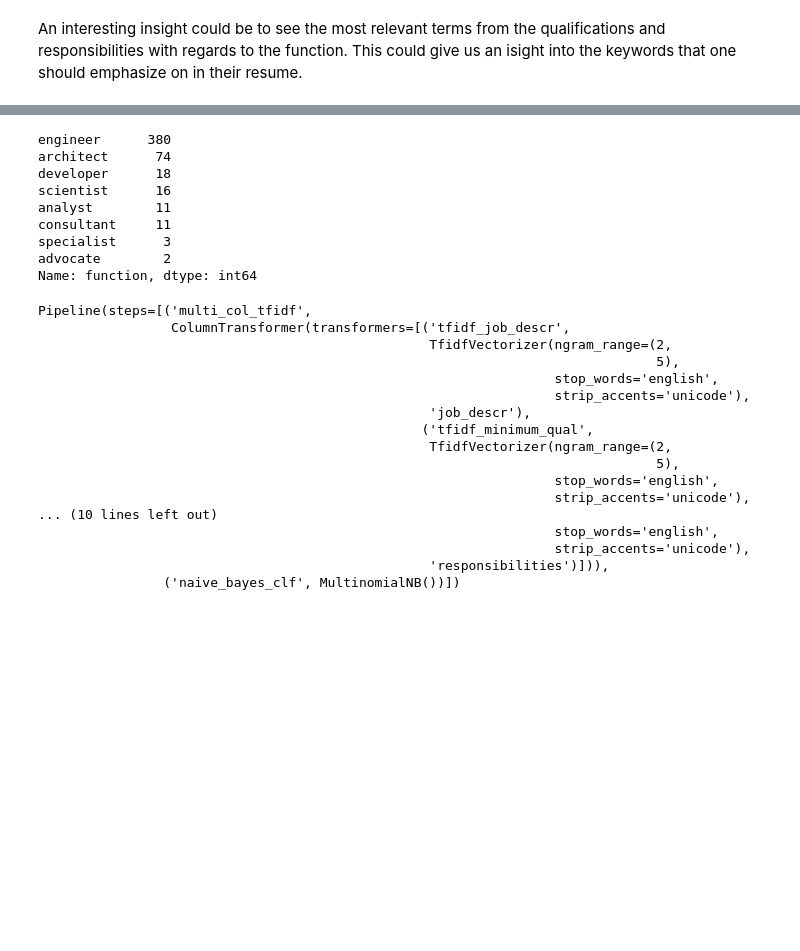
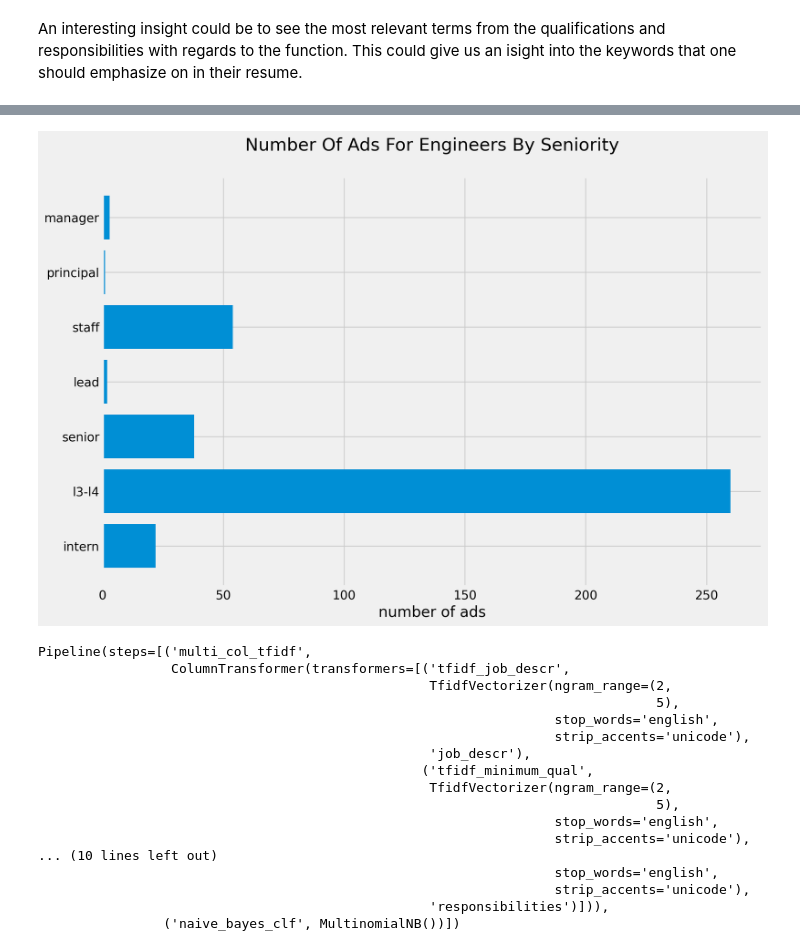
Before and after one commit to rossrco/analyses, a Jupyter notebook: ggl_job_ads/notebooks/job_ads_analysis.ipynb, the cells around one changed output, grey strips where cells are left out. Saved outputs shown, nothing was run; the diff lists cells and outputs as text; code cells hidden in the pictures; blank space fills up the shorter version.

```diff
--- a/ggl_job_ads/notebooks/job_ads_analysis.ipynb
+++ b/ggl_job_ads/notebooks/job_ads_analysis.ipynb
@@ -112,15 +108,15 @@ Name: location, Length: 68, dtype: int64
-# %%
-ads.function.value_counts()
-# %% [output]
-engineer      380
-architect      74
-developer      18
-scientist      16
-analyst        11
-consultant     11
-specialist      3
-advocate        2
-Name: function, dtype: int64
+# %%
+fig=plt.figure(figsize=(12, 8))
+to_plot = (ads[ads.function=='engineer']
+           .groupby(['seniority', 'seniority_rank'])
+           .id.count().sort_index(level=1))
+
+plt.barh(to_plot.index.get_level_values('seniority'), to_plot.values)
+plt.xlabel('number of ads')
+plt.title('Number Of Ads For Engineers By Seniority', pad=30)
+plt.show()
+# %% [output]
+[figure, added]
 # %%
 to_model = ads[ads.function.isin(['engineer', 'scientist', 'architect'])].copy()
 # %%
```
Also changed, not shown: parts of 7 cells of this notebook.
